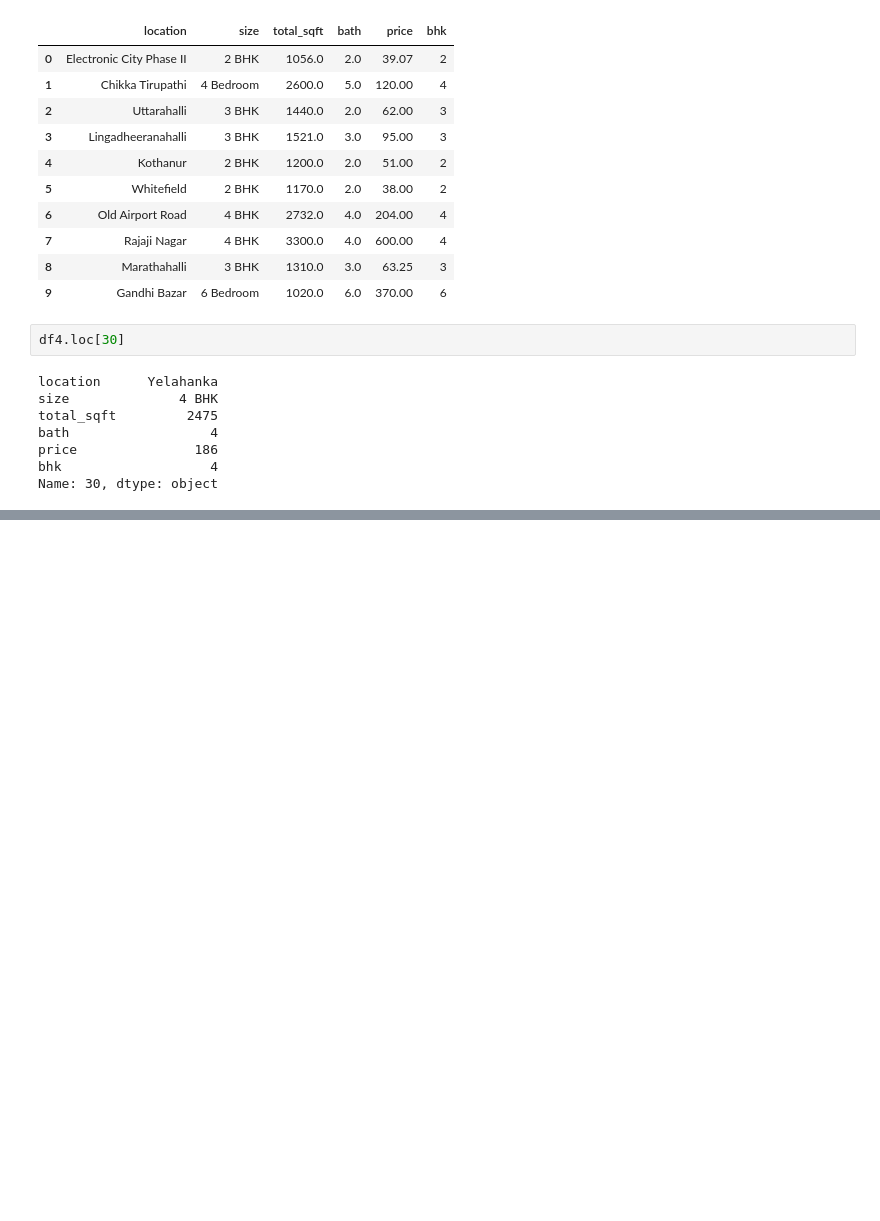
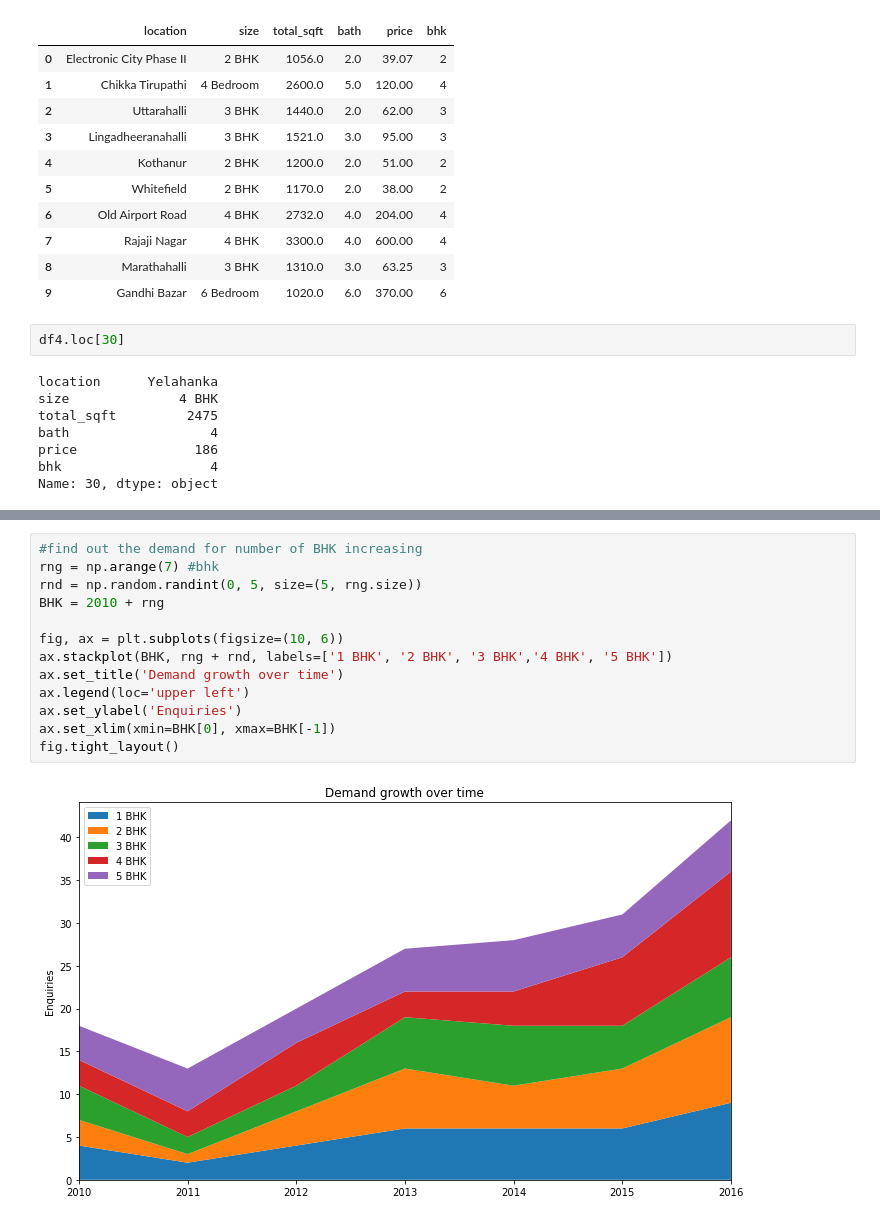
Before and after one commit to the-elite-gypsy/Data-Science-Projects, a Jupyter notebook: realestate_pricepredication/realestate_price_prediction.ipynb, the cells around one changed output, grey strips where cells are left out. Drawn from its saved outputs; the diff is of its cells as text; blank space fills up the shorter version.

```diff
--- a/realestate_pricepredication/realestate_price_prediction.ipynb
+++ b/realestate_pricepredication/realestate_price_prediction.ipynb
@@ -231,0 +396,15 @@ Name: 30, dtype: object
+# %%
+#find out the demand for number of BHK increasing
+rng = np.arange(7) #bhk
+rnd = np.random.randint(0, 5, size=(5, rng.size))
+BHK = 2010 + rng
+
+fig, ax = plt.subplots(figsize=(10, 6))
+ax.stackplot(BHK, rng + rnd, labels=['1 BHK', '2 BHK', '3 BHK','4 BHK', '5 BHK'])
+ax.set_title('Demand growth over time')
+ax.legend(loc='upper left')
+ax.set_ylabel('Enquiries')
+ax.set_xlim(xmin=BHK[0], xmax=BHK[-1])
+fig.tight_layout()
+# %% [output]
+[figure, added]
```
Also changed, not shown: parts of 28 cells of this notebook.
